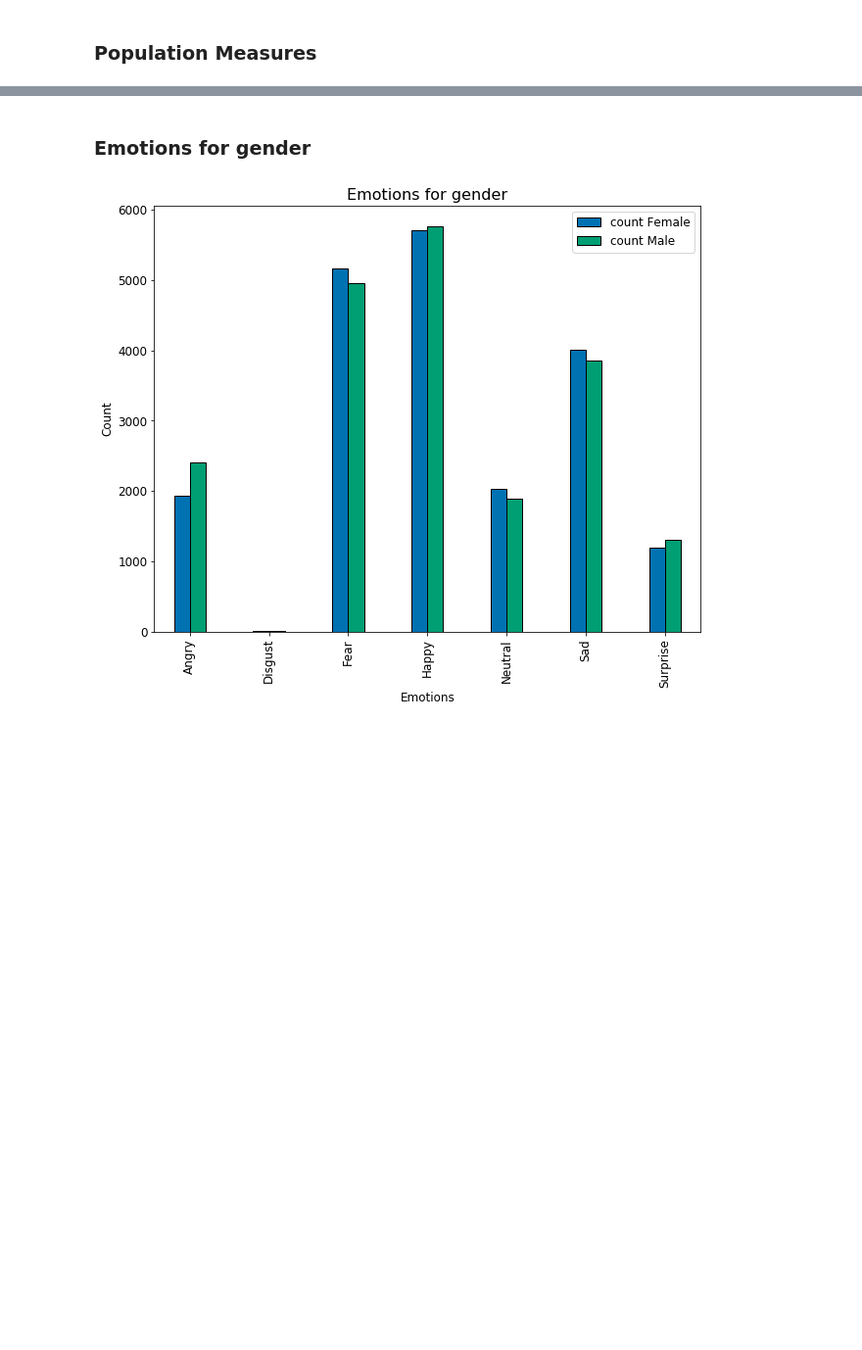
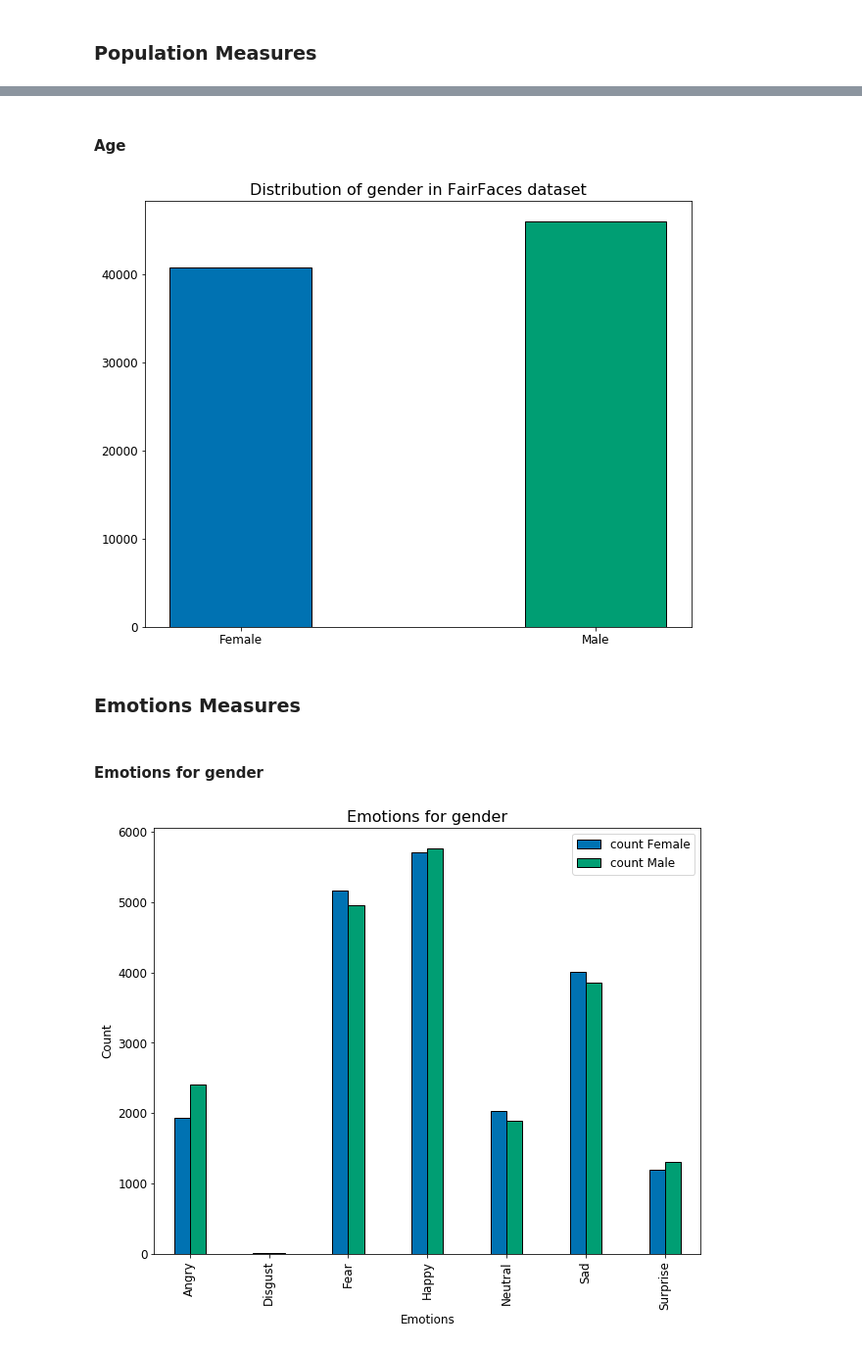
Before and after one commit to EwertonDCSilv/emotion_faces, a Jupyter notebook: tp.ipynb, the cells around one changed output, grey strips where cells are left out. Shown at 98% size. Cells and saved outputs as stored; diff of their text form; code cells hidden in the pictures; blank space fills up the shorter version.

```diff
--- a/tp.ipynb
+++ b/tp.ipynb
@@ -194,5 +232,24 @@ plt.show()
+# %% [markdown]
+#### Age
+# %%
+# Count gender in FairFaces Dataset
+faces_age = df[['gender',"file"]]
+faces_age = faces_gender.groupby("gender",as_index=False).count()
+
+# Values
+names = faces_gender.iloc[0:2,:1].values.T[0]
+values = faces_gender.iloc[:,-1:].values.T[0]
+
+# Ploting chart
+bar_plot = plt.bar(names, values,  width = 0.40, color=['#0072b2','#009e73'], edgecolor='k', align = 'center')
+plt.title("Distribution of gender in FairFaces dataset")
+plt.show()
+# %% [output]
+[figure, added]
+# %% [markdown]
+### Emotions Measures
 # %% [markdown]
-### Emotions for gender
+#### Emotions for gender
 # %%
 df_gender = df.groupby(["emotions", "gender"], as_index=False).sum()
 df_gender.columns = ["emotions", "gender", "count"]
```
Also changed, not shown: parts of 18 cells of this notebook.
